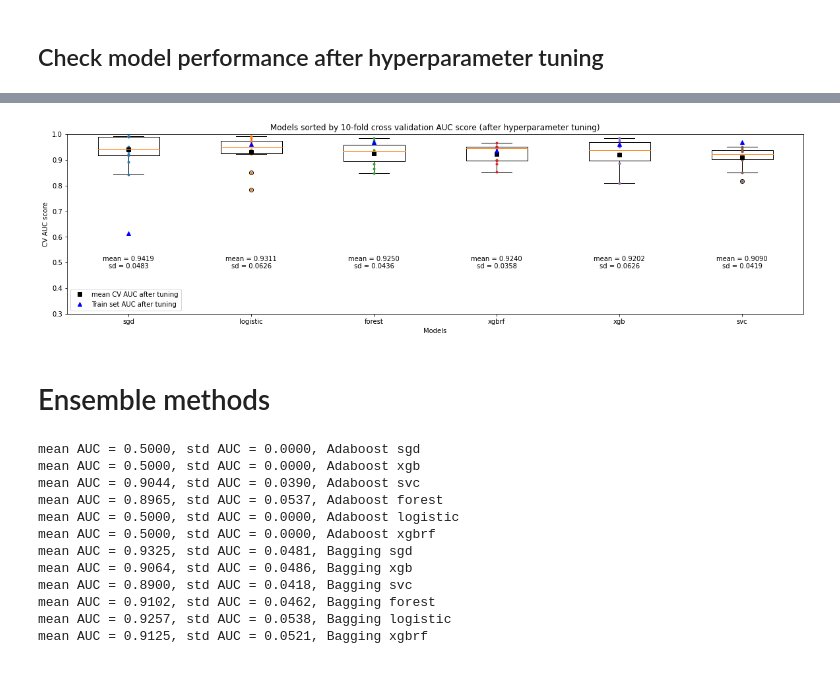
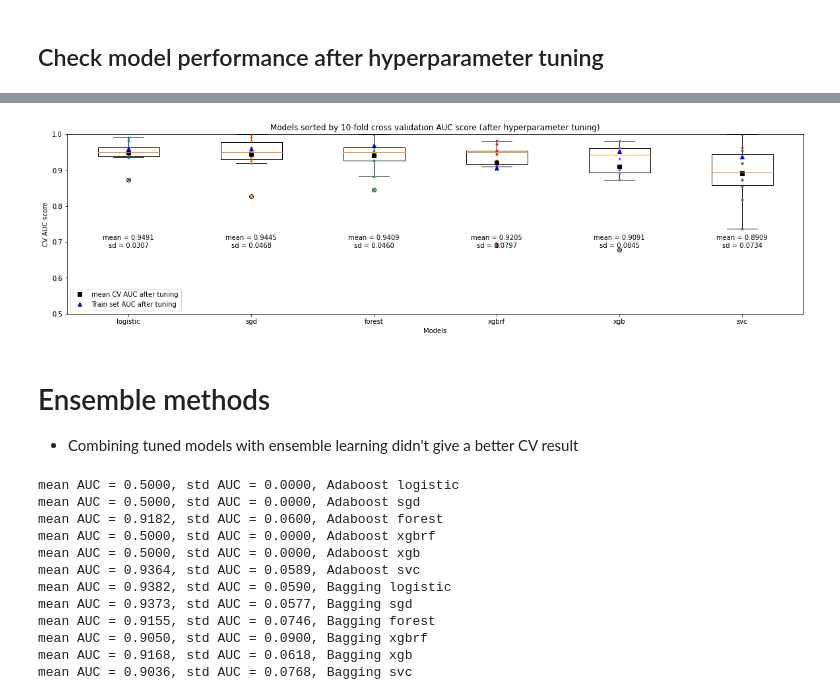
Before and after one commit to WillKWL/Project-NBASeason, a Jupyter notebook: 2_ML_workflow.ipynb, the cells around one changed output, grey strips where cells are left out. Saved outputs shown, nothing was run; the diff lists cells and outputs as text; code cells hidden in the pictures.

```diff
--- a/2_ML_workflow.ipynb
+++ b/2_ML_workflow.ipynb
@@ -871,16 +873,23 @@ from scipy.stats import randint, uniform, loguniform
 # %%
 # testing reasonable range of hyperparameters before RandomizedSearchCV
-for i in range(1,100000,10000):
-  i = i/10000
+expon = False
+count = 1
+for i in range(1,10**3,10**2):
+  if expon:
+    count = count * i/10**20 / (i/10**22)
+    i = count
+  else:
+    i = i/10**3
   full_pipeline = make_pipeline(
       data_preparation,
-      SGDClassifier(random_state=42, penalty='elasticnet', loss='modified_huber', alpha=i)
+      SGDClassifier(loss='log', penalty='elasticnet', random_state=42, learning_rate = 'invscaling', eta0 = i)
   )
 
   full_pipeline.fit(season, season_label)
   cv_score = cross_val_score(full_pipeline, season, season_label, cv = 5, scoring='roc_auc')
-  print(i, cv_score)
-  print(np.mean(cv_score), np.std(cv_score))
+  auc_train = roc_auc_score(season_label, full_pipeline.predict_proba(season)[:,1])
+  print(f"choice {i}, CV AUC {cv_score}")
+  print(f"mean AUC {np.mean(cv_score):0.4f}, std AUC {np.std(cv_score):0.4f} / train AUC {auc_train:0.4f}")
   # print(full_pipeline.get_params().keys())
   # plt.hist([np.log2(x) for x in loguniform(a=2**-2, b=2**2).rvs(size=10**6)])
 # %% [output]
@@ -912,25 +921,25 @@ shortlisted_clfs = {
     "xgbrf": XGBRFClassifier(random_state=42),
     "logistic": LogisticRegression(random_state=42, penalty='elasticnet', solver='saga', l1_ratio=0.15, max_iter=1000),
     "svc": SVC(kernel='linear', probability=True, max_iter=10**5, random_state=42),
-    "sgd": SGDClassifier(random_state=42, penalty='elasticnet', loss='modified_huber')
+    "sgd": SGDClassifier(random_state=42, penalty='elasticnet', loss='log')
 
 }
 
 param_grids = {
     # https://github.com/dmlc/xgboost/blob/master/doc/parameter.rst
     "xgb": {
-        "xgb__gamma": randint(low = 0, high = 10),
-        "xgb__reg_alpha": randint(low = 0, high = 10),
-        "xgb__reg_gamma": randint(low = 0, high = 10),
+        "xgb__gamma": uniform(loc = 0, scale = 10),
+        "xgb__reg_alpha": uniform(loc = 0, scale = 10),
+        "xgb__reg_gamma": uniform(loc = 0, scale = 10),
         "xgb__learning_rate": uniform(loc = 0.01, scale = 1),
         "xgb__max_depth": randint(low = 1, high = 5),
         "xgb__min_child_weight": randint(low = 1, high = 30),
     },
 
     "xgbrf": {
-        "xgbrf__gamma": randint(low = 0, high = 10),
-        "xgbrf__reg_alpha": randint(low = 0, high = 10),
-        "xgbrf__reg_gamma": randint(low = 0, high = 10),
+        "xgbrf__gamma": uniform(loc = 0, scale = 10),
+        "xgbrf__reg_alpha": uniform(loc = 0, scale = 10),
+        "xgbrf__reg_gamma": uniform(loc = 0, scale = 10),
         "xgbrf__learning_rate": uniform(loc = 0.01, scale = 1),
         "xgbrf__max_depth": randint(low = 1, high = 5),
         "xgbrf__min_child_weight": randint(low = 1, high = 30),
@@ -945,19 +954,21 @@ param_grids = {
 
     # https://scikit-learn.org/stable/modules/generated/sklearn.linear_model.LogisticRegression.html
     "logistic": {
-        "logistic__C": loguniform(a = 10**-1, b = 10**1),
+        "logistic__C": loguniform(a = 10**-3, b = 10**-1),
         "logistic__l1_ratio": uniform(loc = 0, scale = 1),
     },
 
     # https://scikit-learn.org/stable/modules/generated/sklearn.svm.SVC.html?highlight=svc#sklearn.svm.SVC
     "svc": {
-        "svc__C": loguniform(a = 10**-2, b = 10**1)
+        "svc__C": loguniform(a = 10**-20, b = 10**1)
     },
 
     # https://scikit-learn.org/stable/modules/generated/sklearn.linear_model.SGDClassifier.html?highlight=sgdclassifier#sklearn.linear_model.SGDClassifier
     "sgd": {
         "sgd__l1_ratio": uniform(loc = 0, scale = 1),
-        "sgd__alpha": loguniform(a = 10**-4, b = 10**0)
+        "sgd__alpha": loguniform(a = 10**-3, b = 10**-1),
+        "sgd__learning_rate": ['optimal', 'adaptive'],
+        "sgd__eta0": loguniform(a = 10**-3, b = 10**-1)
     }
 
 }
@@ -983,7 +999,7 @@ for clf_name, clf in tqdm(shortlisted_clfs.items()):
   random_search = RandomizedSearchCV(full_pipeline,
                                     param_grid,
                                     cv = 10,
-                                    n_iter = 50,
+                                    n_iter = 100,
                                     scoring = "roc_auc",
                                     random_state = 42,
                                     n_jobs = -1,
@@ -1080,23 +1096,21 @@ sorted_train_auc = [i for _, i in sorted(zip(mean_tuned_auc, mean_train_auc), re
 # %%
 plt.boxplot(sorted_tuned_auc, labels=sorted_tuned_clf)
 # add dots for CV AUC scores
 for i, auc in enumerate(sorted_tuned_auc):
   plt.plot([i+1]*len(auc), auc, ".")
-  plt.annotate(f"mean = {np.mean(auc):0.4f}\nsd = {np.std(auc):0.4f}",(i+1, 0.5), ha = 'center', va = 'center')
+  plt.annotate(f"mean = {np.mean(auc):0.4f}\nsd = {np.std(auc):0.4f}",(i+1, 0.7), ha = 'center', va = 'center')
 
 plt.plot([*range(1,len(sorted_tuned_auc)+1,1)], sorted(mean_tuned_auc, reverse=True),
          "ks", label = 'mean CV AUC after tuning')
 plt.plot([*range(1,len(sorted_tuned_auc)+1,1)], sorted_train_auc,
          "b^", label = 'Train set AUC after tuning')
 # plt.plot([*range(1,len(sorted_tuned_auc)+1,1)], [mean_auc[list_clf.index(x)] for x in sorted_tuned_clf],
 #          "k^", label = 'mean CV AUC before tuning')
 plt.legend()
 plt.title(f"Models sorted by 10-fold cross validation AUC score (after hyperparameter tuning)")
 plt.xlabel("Models")
-plt.ylim(0.3,1)
+plt.ylim(0.5,1)
 plt.ylabel("CV AUC score")
 plt.show()
 # %% [output]
-[figure, old version]
+[figure, new version]
-# %% [markdown]
-# Ensemble methods
@@ -1105,33 +1117,36 @@ from sklearn.ensemble import AdaBoostClassifier, BaggingClassifier, VotingClassi
+# %% [markdown]
+# Ensemble methods
+- Combining tuned models with ensemble learning didn't give a better CV result
 # %%
 # get performance from adaboost and bagging ensemble methods on each tuned model
 single_clf_ensemble_models = {
     "Adaboost": AdaBoostClassifier(random_state = 42),
-    "Bagging": BaggingClassifier(random_state = 42)
+    "Bagging": BaggingClassifier(random_state = 42, n_estimators=50)
 }
 
 for ensemble_key, ensemble_model in single_clf_ensemble_models.items():
-  for model in tuned_models:
+  for model in sorted_tuned_clf:
     ensemble_model.base_estimator = tuned_models[model].best_estimator_.steps[1][1]
     ensemble_pipeline = make_pipeline(
         data_preparation,
         ensemble_model
     )
     ensemble_pipeline.fit(season, season_label)
-    cv_score = cross_val_score(ensemble_pipeline, season, season_label, cv = 5, scoring = 'roc_auc')
+    cv_score = cross_val_score(ensemble_pipeline, season, season_label, cv = 10, scoring = 'roc_auc')
     print(f"mean AUC = {np.mean(cv_score):0.4f}, std AUC = {np.std(cv_score):0.4f}, {ensemble_key} {model}")
 # %% [output]
+mean AUC = 0.5000, std AUC = 0.0000, Adaboost logistic
 mean AUC = 0.5000, std AUC = 0.0000, Adaboost sgd
+mean AUC = 0.9182, std AUC = 0.0600, Adaboost forest
+mean AUC = 0.5000, std AUC = 0.0000, Adaboost xgbrf
 mean AUC = 0.5000, std AUC = 0.0000, Adaboost xgb
-mean AUC = 0.9044, std AUC = 0.0390, Adaboost svc
-mean AUC = 0.8965, std AUC = 0.0537, Adaboost forest
-mean AUC = 0.5000, std AUC = 0.0000, Adaboost logistic
-mean AUC = 0.5000, std AUC = 0.0000, Adaboost xgbrf
-mean AUC = 0.9325, std AUC = 0.0481, Bagging sgd
-mean AUC = 0.9064, std AUC = 0.0486, Bagging xgb
-mean AUC = 0.8900, std AUC = 0.0418, Bagging svc
-mean AUC = 0.9102, std AUC = 0.0462, Bagging forest
-mean AUC = 0.9257, std AUC = 0.0538, Bagging logistic
-mean AUC = 0.9125, std AUC = 0.0521, Bagging xgbrf
+mean AUC = 0.9364, std AUC = 0.0589, Adaboost svc
+mean AUC = 0.9382, std AUC = 0.0590, Bagging logistic
+mean AUC = 0.9373, std AUC = 0.0577, Bagging sgd
+mean AUC = 0.9155, std AUC = 0.0746, Bagging forest
+mean AUC = 0.9050, std AUC = 0.0900, Bagging xgbrf
+mean AUC = 0.9168, std AUC = 0.0618, Bagging xgb
+mean AUC = 0.9036, std AUC = 0.0768, Bagging svc
 # %%
 # get performance from voting and stacking ensemble methods on an increasing basket of tuned models
 multiple_clf_ensemble_models = {
```
Also changed, not shown: parts of 46 cells of this notebook.
